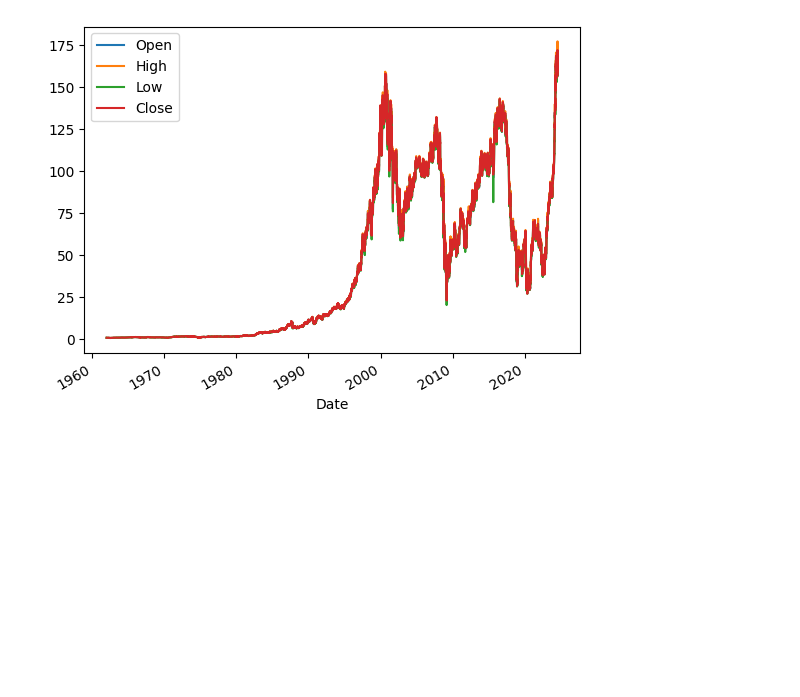
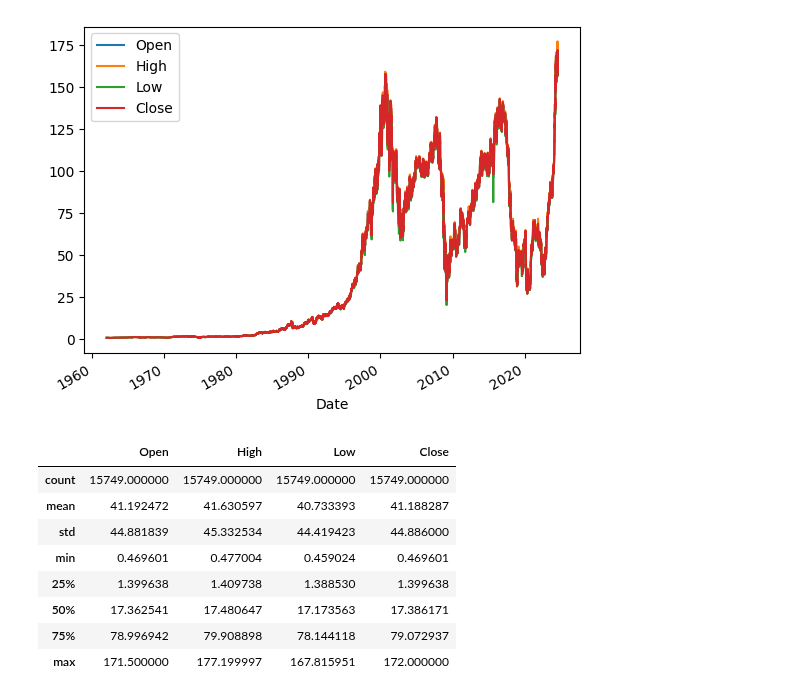
Before and after one commit to Aerospace87/ML-projects, a Jupyter notebook: tensorflow/Time_Series.ipynb, the cells around one changed output. Saved outputs shown, nothing was run; the diff lists cells and outputs as text; code cells hidden in the pictures; blank space fills up the shorter version.

```diff
--- a/tensorflow/Time_Series.ipynb
+++ b/tensorflow/Time_Series.ipynb
@@ -20,3 +20,15 @@ hist.reset_index().plot(x="Date",y=hist.columns)
 # %% [output]
 <Axes: xlabel='Date'>
 [figure]
+# %%
+hist.describe()
+# %% [output]
+|  | Open | High | Low | Close |
+| count | 15749.000000 | 15749.000000 | 15749.000000 | 15749.000000 |
+| mean | 41.192472 | 41.630597 | 40.733393 | 41.188287 |
+| std | 44.881839 | 45.332534 | 44.419423 | 44.886000 |
+| min | 0.469601 | 0.477004 | 0.459024 | 0.469601 |
+| 25% | 1.399638 | 1.409738 | 1.388530 | 1.399638 |
+| 50% | 17.362541 | 17.480647 | 17.173563 | 17.386171 |
+| 75% | 78.996942 | 79.908898 | 78.144118 | 79.072937 |
+| max | 171.500000 | 177.199997 | 167.815951 | 172.000000 |
```
